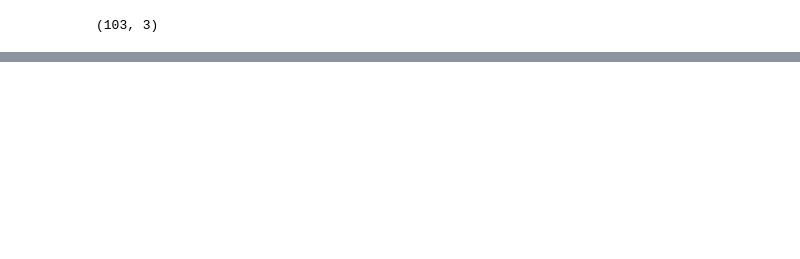
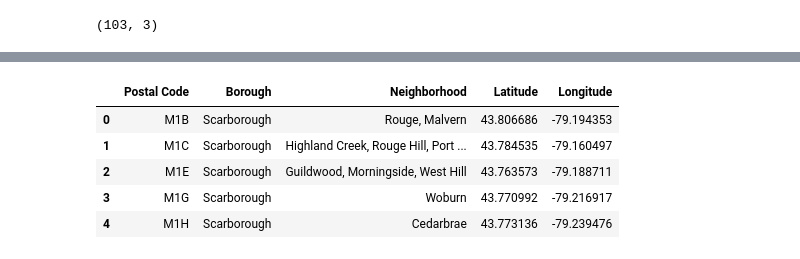
Before and after one commit to greenj4/ADS-Capstone, a Jupyter notebook: Toronto Clustering.ipynb, the cells around one changed output, grey strips where cells are left out. Drawn from its saved outputs; the diff is of its cells as text; code cells hidden in the pictures; blank space fills up the shorter version.

```diff
--- a/Toronto Clustering.ipynb
+++ b/Toronto Clustering.ipynb
@@ -13,6 +13,9 @@ toronto.shape
 # %% [output]
 (211, 3)
 # %%
-#Group postal codes together
+#Group postal codes together, rename columns
+
 toronto2 = toronto.groupby(by=['Postcode','Borough']).agg(lambda x:', '.join(x))
 toronto2.reset_index(level=['Postcode','Borough'], inplace=True)
+toronto2.rename(columns={'Postcode': 'Postal Code','Neighbourhood':'Neighborhood'}, inplace=True)
+toronto2.head()
@@ -27,3 +38,8 @@ for i in ix_msk:
 toronto2.shape
 # %% [output]
 (103, 3)
+# %%
+#Load latitude and Longitude values from CSV
+
+lat_long = pd.read_csv("https://cocl.us/Geospatial_data")
+lat_long.set_index('Postal Code').head()
@@ -29,0 +58,9 @@ toronto2.shape
+# %%
+toronto_ll.head()
+# %% [output]
+|  | Postal Code | Borough | Neighborhood | Latitude | Longitude |
+| 0 | M1B | Scarborough | Rouge, Malvern | 43.806686 | -79.194353 |
+| 1 | M1C | Scarborough | Highland Creek, Rouge Hill, Port ... | 43.784535 | -79.160497 |
+| 2 | M1E | Scarborough | Guildwood, Morningside, West Hill | 43.763573 | -79.188711 |
+| 3 | M1G | Scarborough | Woburn | 43.770992 | -79.216917 |
+| 4 | M1H | Scarborough | Cedarbrae | 43.773136 | -79.239476 |
```
Also changed, not shown: parts of 26 cells of this notebook.
